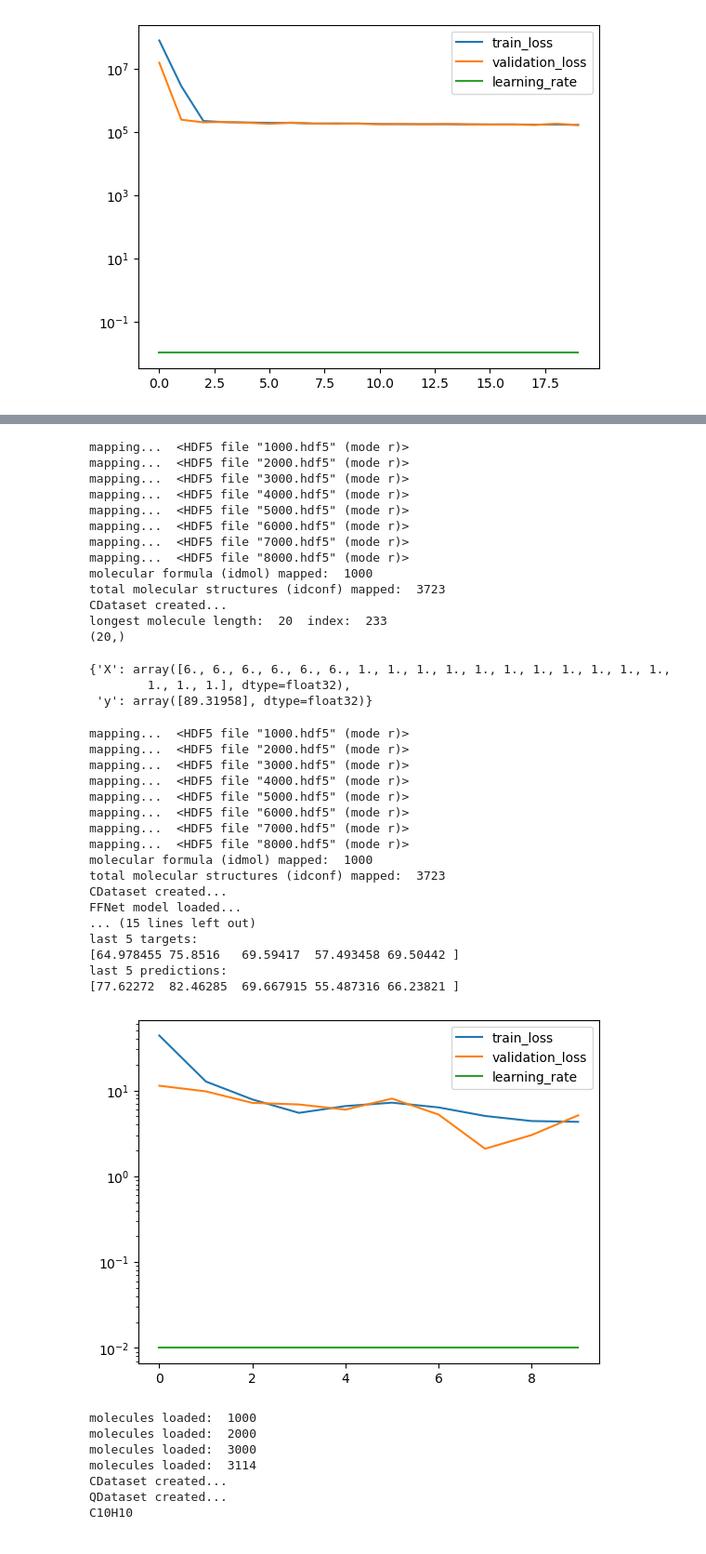
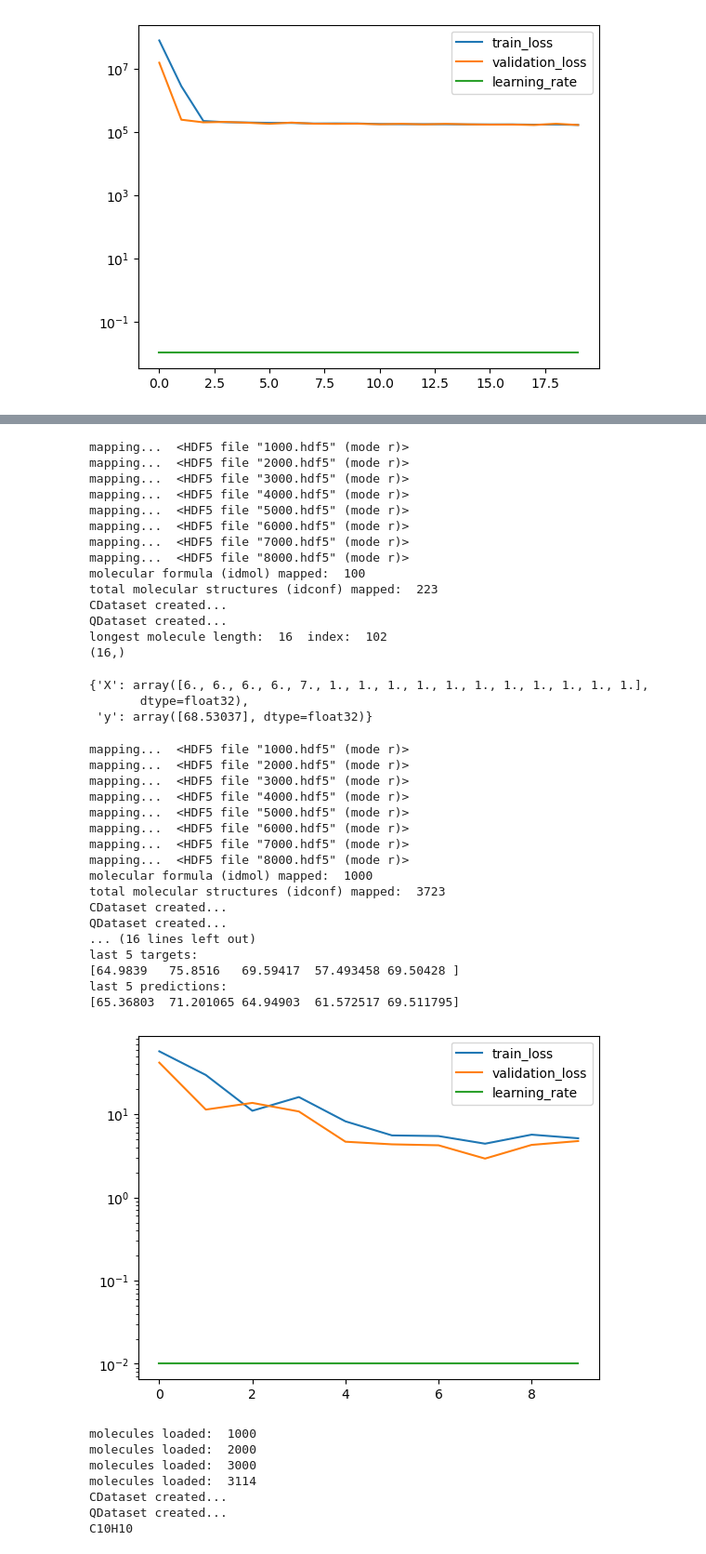
Before and after one commit to icanswim/qchem, a Jupyter notebook: experiment.ipynb, the cells around one changed output, grey strips where cells are left out. Shown at 93% size. Cells and saved outputs as stored; diff of their text form; code cells hidden in the pictures.

```diff
--- a/experiment.ipynb
+++ b/experiment.ipynb
@@ -1098,7 +1043,7 @@ features = ['DIP','HLgap','atC6','atNUM','atPOL','atXYZ','eAT','hDIP',
 ds_param = {'train_param': {'input_dict': {'X': ['atNUM'],
                                            'y': ['eAT']},
                             'transforms': {},
-                            'n': 1000, #non-random subset for testing
+                            'n': 100, #non-random subset for testing
                             'selector': ['opt']}}
 
 qm7x = QM7X(**ds_param['train_param'])
@@ -1121,14 +1066,15 @@ mapping...  <HDF5 file "5000.hdf5" (mode r)>
 mapping...  <HDF5 file "6000.hdf5" (mode r)>
 mapping...  <HDF5 file "7000.hdf5" (mode r)>
 mapping...  <HDF5 file "8000.hdf5" (mode r)>
-molecular formula (idmol) mapped:  1000
-total molecular structures (idconf) mapped:  3723
+molecular formula (idmol) mapped:  100
+total molecular structures (idconf) mapped:  223
 CDataset created...
-longest molecule length:  20  index:  233
-(20,)
+QDataset created...
+longest molecule length:  16  index:  102
+(16,)
-{'X': array([6., 6., 6., 6., 6., 6., 1., 1., 1., 1., 1., 1., 1., 1., 1., 1., 1.,
-        1., 1., 1.], dtype=float32),
- 'y': array([89.31958], dtype=float32)}
+{'X': array([6., 6., 6., 6., 7., 1., 1., 1., 1., 1., 1., 1., 1., 1., 1., 1.],
+       dtype=float32),
+ 'y': array([68.53037], dtype=float32)}
 # %%
 #example using the cosmosis/qchem QM7X dataset with filter and custom cosmosis model
 model_param = {'in_channels': 23*23,
@@ -1161,39 +1107,39 @@ sample_param = {'set_seed': 88,
                  #'subset': .2 #create random subset
                 }
 
 sched_param = {'factor': .6,
                'patience': 5,
                'cooldown': 5,
                'min_lr': .00125}
 
 
 opt_param = {'lr': 0.01}
 
 l = Learn([QM7X], FFNet, Selector,
           Optimizer=Adam, Scheduler=ReduceLROnPlateau, Criterion=L1Loss,
           model_param=model_param, ds_param=ds_param, sample_param=sample_param,
           opt_param=opt_param, sched_param=sched_param, crit_param=crit_param,
           metrics_param=metrics_param,
-          batch_size=64, epochs=10)
+          batch_size=128, epochs=10)
 # %% [output]
 mapping...  <HDF5 file "1000.hdf5" (mode r)>
 mapping...  <HDF5 file "2000.hdf5" (mode r)>
 mapping...  <HDF5 file "3000.hdf5" (mode r)>
 mapping...  <HDF5 file "4000.hdf5" (mode r)>
 mapping...  <HDF5 file "5000.hdf5" (mode r)>
 mapping...  <HDF5 file "6000.hdf5" (mode r)>
 mapping...  <HDF5 file "7000.hdf5" (mode r)>
 mapping...  <HDF5 file "8000.hdf5" (mode r)>
 molecular formula (idmol) mapped:  1000
 total molecular structures (idconf) mapped:  3723
 CDataset created...
-FFNet model loaded...
-... (15 lines left out)
+QDataset created...
+... (16 lines left out)
 last 5 targets:
-[64.978455 75.8516   69.59417  57.493458 69.50442 ]
+[64.9839   75.8516   69.59417  57.493458 69.50428 ]
 last 5 predictions:
-[77.62272  82.46285  69.667915 55.487316 66.23821 ]
+[65.36803  71.201065 64.94903  61.572517 69.511795]
-[figure, old version]
+[figure, new version]
 # %%
 #example ANIx1 dataset with pyg Data oject output
 ds_param = {'train_param': {'input_dict': {'X': ['coulomb'],
```
Also changed, not shown: parts of 24 cells of this notebook, 1 other file.
